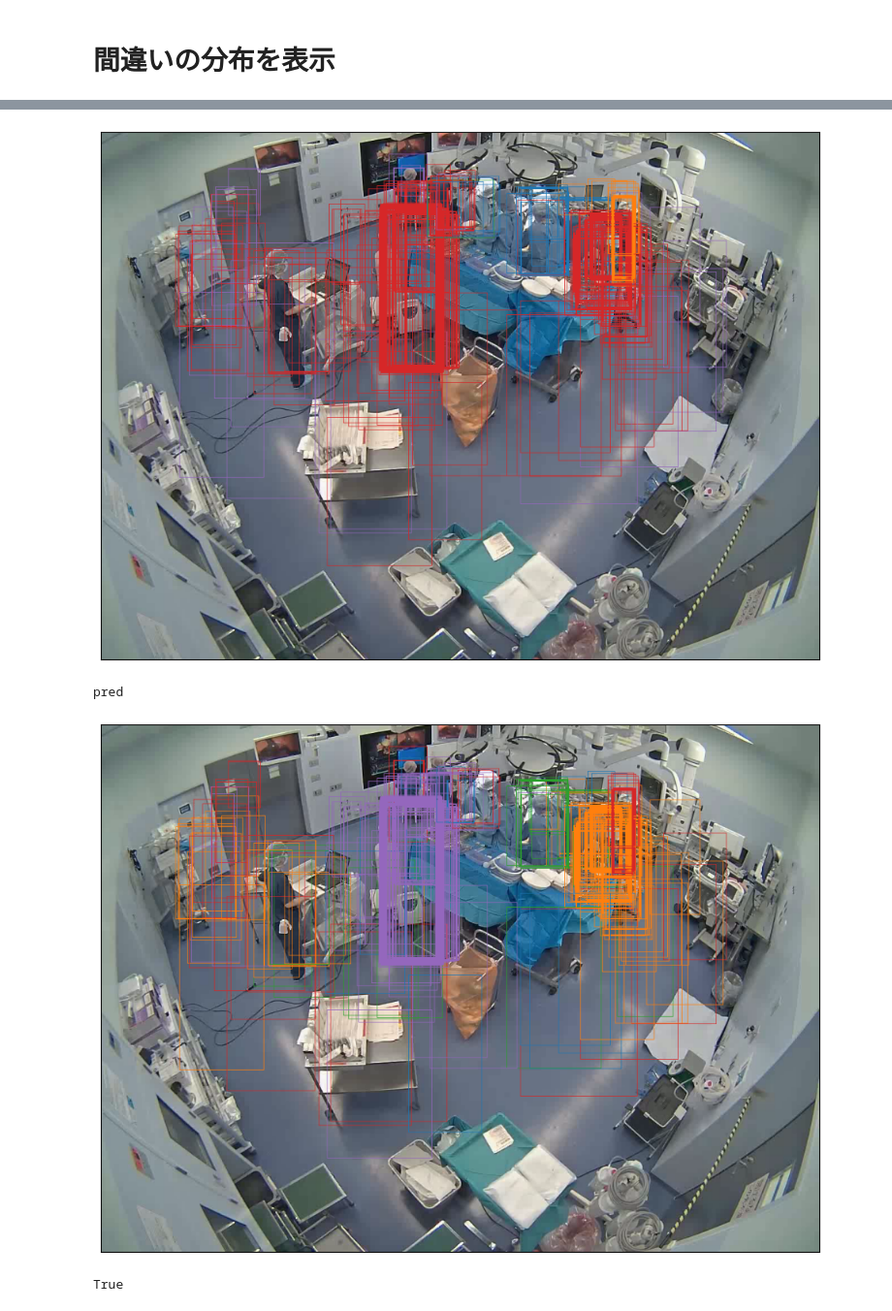
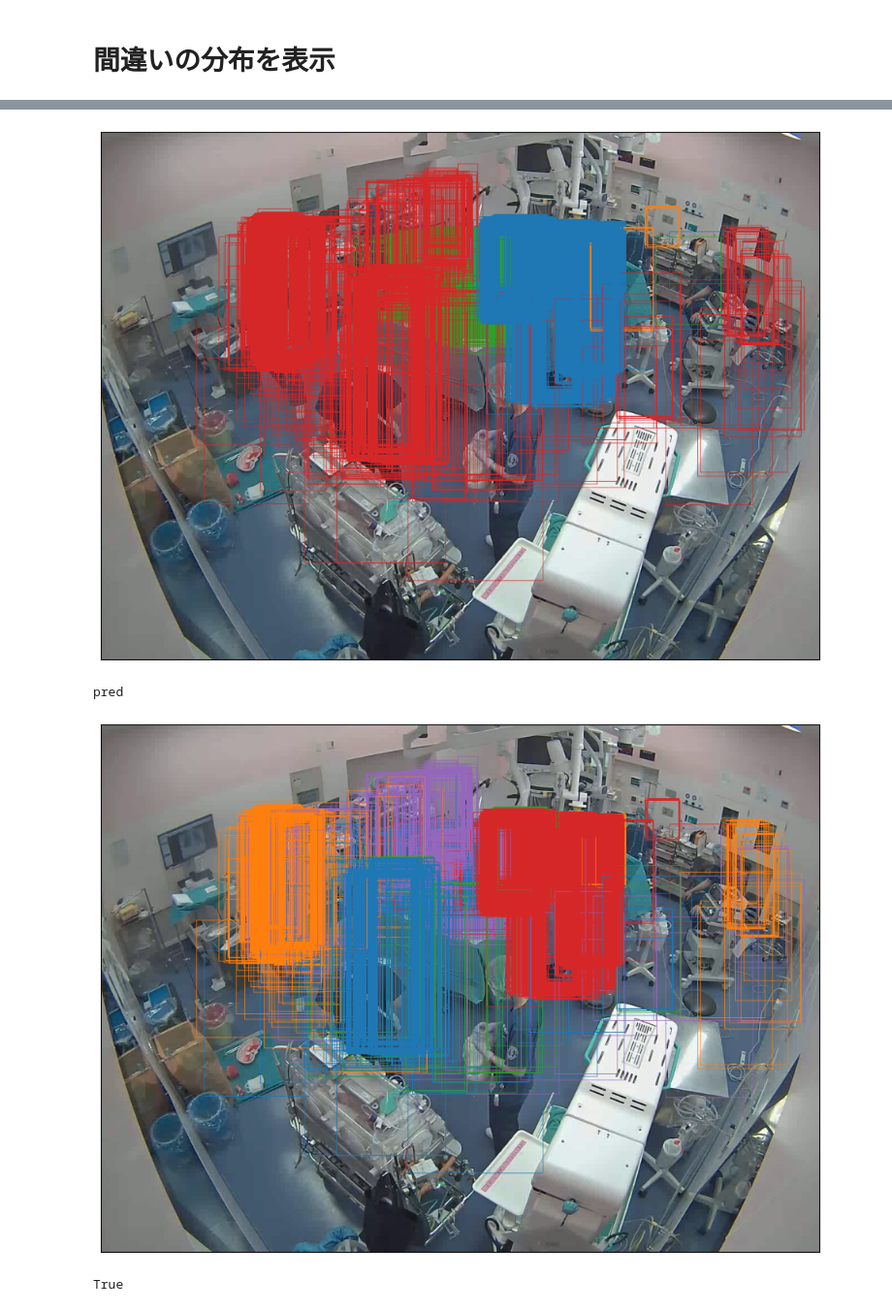
Before and after one commit to kojikojiprg/har-for-or, a Jupyter notebook: notebooks/test_invididual_label_corr.ipynb, the cells around one changed output, grey strips where cells are left out. Shown at 97% size. Cells and saved outputs as stored; diff of their text form; code cells hidden in the pictures.

Commit message:
modify dataset config

```diff
--- a/notebooks/test_invididual_label_corr.ipynb
+++ b/notebooks/test_invididual_label_corr.ipynb
@@ -134,7 +176,7 @@ vis.plot_cm(cm, labels, normalize=True, cbar=False)
 # %%
 # test
 model_type = "sqvae"
-dataset_num = 3
+dataset_num = 8
 # if dataset_num == 3:
 #     v = 0
 # elif dataset_num == 4:
@@ -573,7 +612,7 @@ for _id in miss_ids:
     x1, y1, x2, y2 = sample.T[8:]
     bboxs = sample.T[8:]
     for bbox in bboxs.T:
-        bbox = vis.NormalizeBbox.reverse(bbox.reshape(2, 2), size, config.range_points)
+        bbox = vis.NormalizeBbox.reverse(bbox.reshape(2, 2), size)
         bboxs_all.append(bbox.reshape(4))
     label_preds += sample.T[1].astype(int).tolist()
     label_gts += sample.T[2].astype(int).tolist()
@@ -594,33 +633,33 @@ for bbox, label_gt, label_pred in zip(bboxs_all, label_gts, label_preds):
 figsize = (size[0] // 100, size[1] // 100)
 fig = plt.figure(figsize=figsize, dpi=100)
 plt.imshow(frame_gt)
 plt.xticks([])
 plt.yticks([])
 plt.show()
 
 frame_gt = cv2.cvtColor(frame_gt, cv2.COLOR_RGBA2BGRA)
 cv2.imwrite(f"{img_dir}/scatter_miss_bbox_gt.png", frame_gt)
 
 print("pred")
 for bbox, label_gt, label_pred in zip(bboxs_all, label_gts, label_preds):
     if label_gt != label_pred:
         color = (np.array(cm(label_pred)) * 255).astype(int).tolist()
         # color[3] = int(color[3] * 0.3)
         pt1 = bbox[:2].astype(int).tolist()
         pt2 = bbox[2:].astype(int).tolist()
         frame_pred = cv2.rectangle(frame_pred, pt1, pt2, color, 1)
 figsize = (size[0] // 100, size[1] // 100)
 fig = plt.figure(figsize=figsize, dpi=100)
 plt.imshow(frame_pred)
 plt.xticks([])
 plt.yticks([])
 plt.show()
 
 frame_pred = cv2.cvtColor(frame_pred, cv2.COLOR_RGBA2BGRA)
 cv2.imwrite(f"{img_dir}/scatter_miss_bbox_pred.png", frame_pred)
 # %% [output]
 ground truth
-[figure, old version]
+[figure, new version]
 pred
-[figure, old version]
+[figure, new version]
 True
```
Also changed, not shown: parts of 14 cells of this notebook, 9 other files.
